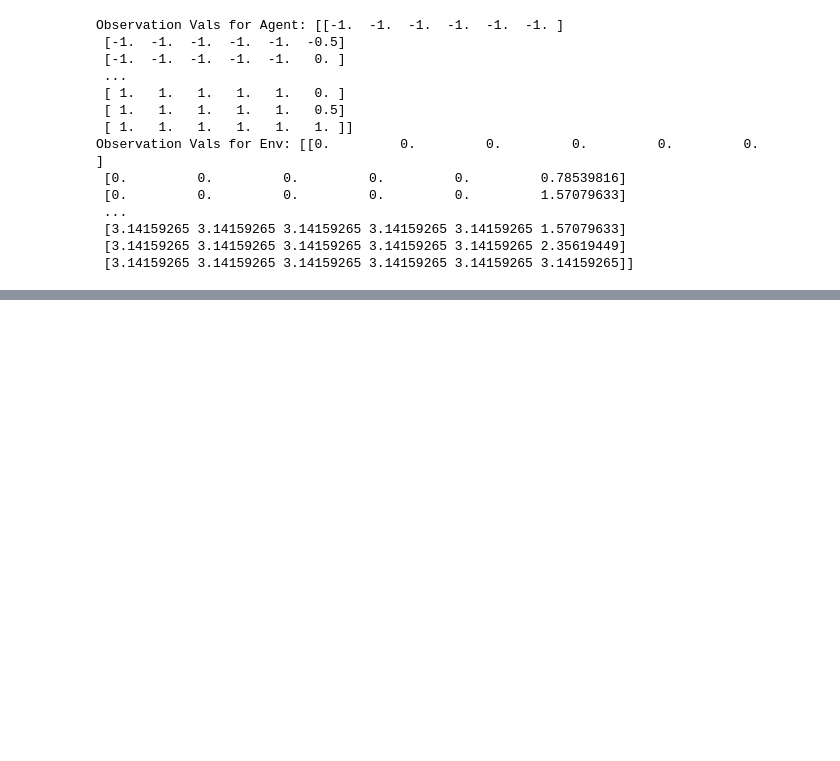
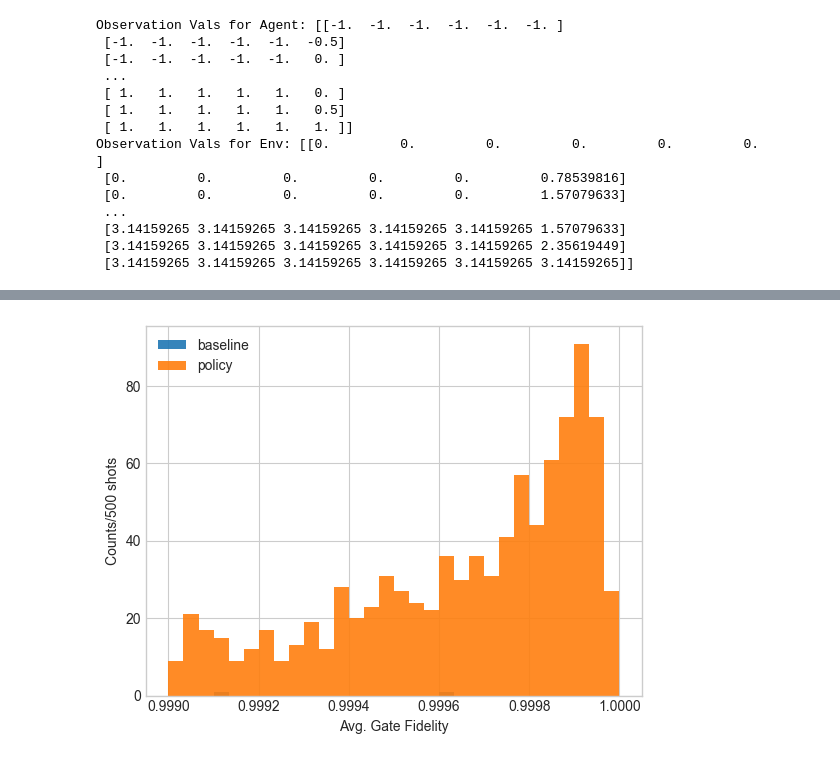
Before and after one commit to arthurostrauss/Quantum_Optimal_Control, a Jupyter notebook: gate_level/spillover_noise_use_case/generic_spillover/sixth_reference_notebook.ipynb, the cells around one changed output, grey strips where cells are left out. Drawn from its saved outputs; the diff is of its cells as text; code cells hidden in the pictures; blank space fills up the shorter version.

```diff
--- a/gate_level/spillover_noise_use_case/generic_spillover/sixth_reference_notebook.ipynb
+++ b/gate_level/spillover_noise_use_case/generic_spillover/sixth_reference_notebook.ipynb
@@ -592,0 +698,6 @@ model saved to runs/PPO__Test PPO CleanRL__1__1754242506/Test PPO CleanRL.cleanr
+# %%
+import torch
+
+# random_obs = np.random.choice(ppo_agent.env.unwrapped.discrete_obs_vals, size=1000, replace=True)
+random_obs = np.random.uniform(0., np.pi, (1000, 6))
+print(random_obs)
@@ -592,0 +759,20 @@ model saved to runs/PPO__Test PPO CleanRL__1__1754242506/Test PPO CleanRL.cleanr
+# %%
+full_reward_arr = np.array(full_reward)
+
+policy_reward = full_reward_arr[:,0]
+baseline_reward = full_reward_arr[:,1]
+# %%
+policy_fidelity = 1 - 10**(-np.array(policy_reward))
+baseline_fidelity = 1 - 10**(-np.array(baseline_reward))
+# baseline_fidelity = np.clip(baseline_fidelity, a_max=1 - 1e-5, a_min=None)
+
+bins = np.linspace(0.999, 1, 31)  # 30 bins from 0 to 1
+alpha = 0.9
+plt.hist(baseline_fidelity, label='baseline', bins=bins, alpha=alpha)
+plt.hist(policy_fidelity, label='policy', bins=bins, alpha=alpha)
+plt.xlabel('Avg. Gate Fidelity')
+plt.ylabel('Counts/500 shots')
+plt.legend()
+plt.show()
+# %% [output]
+[figure, added]
```
Also changed, not shown: parts of 15 cells of this notebook, 4 other files.
